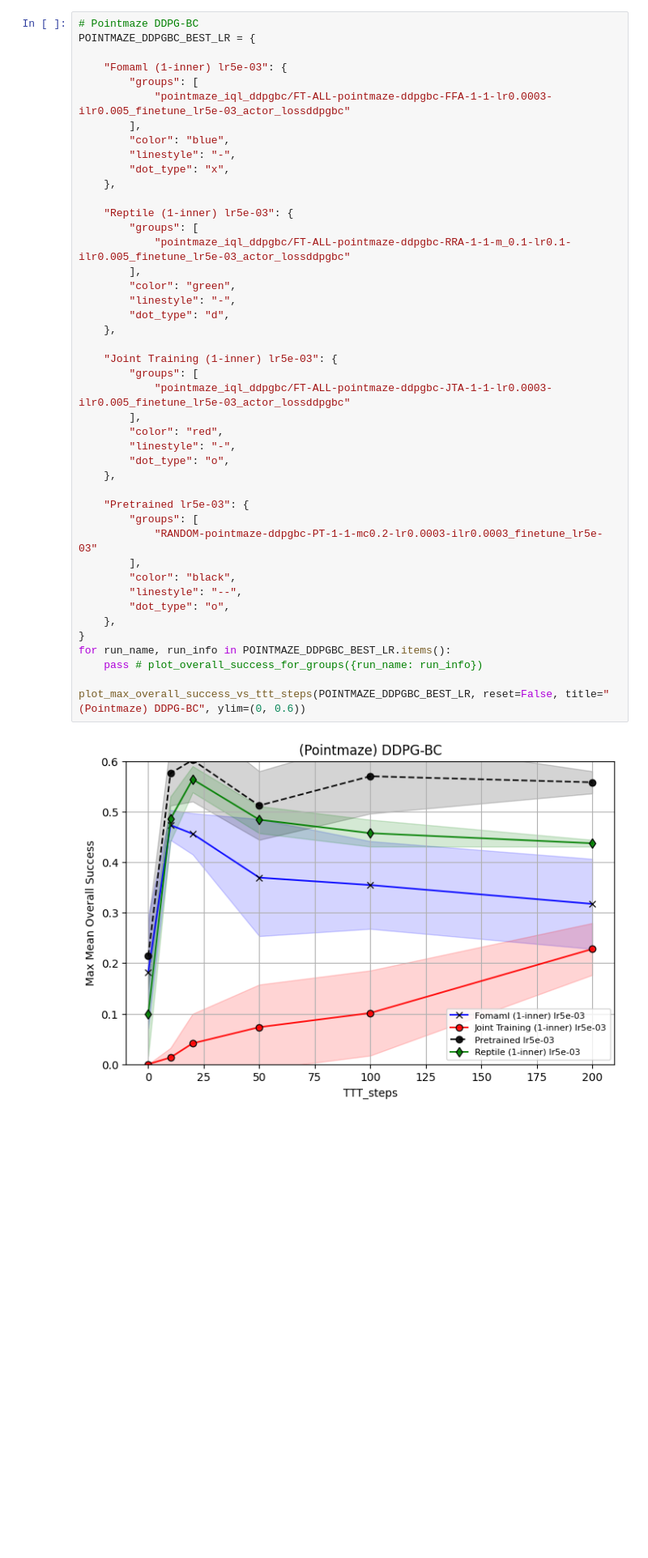
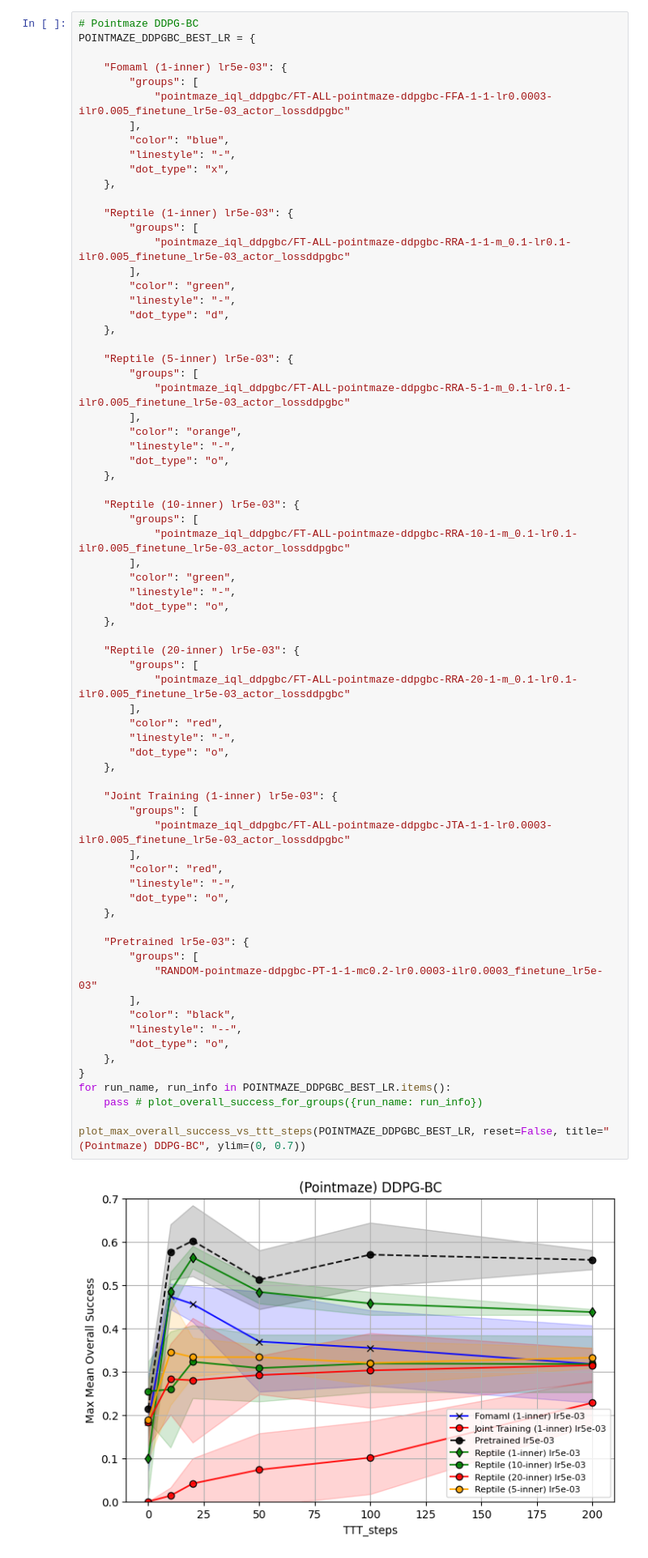
Before and after one commit to antoniomari/meta-gc-rl, a Jupyter notebook: notebooks/eval_plots.ipynb, the cells around one changed output. Shown at 81% size. Cells and saved outputs as stored; diff of their text form; blank space fills up the shorter version.

```diff
--- a/notebooks/eval_plots.ipynb
+++ b/notebooks/eval_plots.ipynb
@@ -1463,35 +1596,62 @@ POINTMAZE_DDPGBC_BEST_LR = {
         "groups": [
             "pointmaze_iql_ddpgbc/FT-ALL-pointmaze-ddpgbc-RRA-1-1-m_0.1-lr0.1-ilr0.005_finetune_lr5e-03_actor_lossddpgbc"
         ],
         "color": "green",
         "linestyle": "-",
         "dot_type": "d",
+    },
+
+    "Reptile (5-inner) lr5e-03": {
+        "groups": [
+            "pointmaze_iql_ddpgbc/FT-ALL-pointmaze-ddpgbc-RRA-5-1-m_0.1-lr0.1-ilr0.005_finetune_lr5e-03_actor_lossddpgbc"
+        ],
+        "color": "orange",
+        "linestyle": "-",
+        "dot_type": "o",
+    },
+
+    "Reptile (10-inner) lr5e-03": {
+        "groups": [
+            "pointmaze_iql_ddpgbc/FT-ALL-pointmaze-ddpgbc-RRA-10-1-m_0.1-lr0.1-ilr0.005_finetune_lr5e-03_actor_lossddpgbc"
+        ],
+        "color": "green",
+        "linestyle": "-",
+        "dot_type": "o",
+    },
+
+    "Reptile (20-inner) lr5e-03": {
+        "groups": [
+            "pointmaze_iql_ddpgbc/FT-ALL-pointmaze-ddpgbc-RRA-20-1-m_0.1-lr0.1-ilr0.005_finetune_lr5e-03_actor_lossddpgbc"
+        ],
+        "color": "red",
+        "linestyle": "-",
+        "dot_type": "o",
     },
 
     "Joint Training (1-inner) lr5e-03": {
         "groups": [
             "pointmaze_iql_ddpgbc/FT-ALL-pointmaze-ddpgbc-JTA-1-1-lr0.0003-ilr0.005_finetune_lr5e-03_actor_lossddpgbc"
         ],
         "color": "red",
         "linestyle": "-",
         "dot_type": "o",
     },
 
     "Pretrained lr5e-03": {
         "groups": [
             "RANDOM-pointmaze-ddpgbc-PT-1-1-mc0.2-lr0.0003-ilr0.0003_finetune_lr5e-03"
         ],
         "color": "black",
         "linestyle": "--",
         "dot_type": "o",
     },
 }
 for run_name, run_info in POINTMAZE_DDPGBC_BEST_LR.items():
     pass # plot_overall_success_for_groups({run_name: run_info})
 
-plot_max_overall_success_vs_ttt_steps(POINTMAZE_DDPGBC_BEST_LR, reset=False, title="(Pointmaze) DDPG-BC", ylim=(0, 0.6))
+plot_max_overall_success_vs_ttt_steps(POINTMAZE_DDPGBC_BEST_LR, reset=False, title="(Pointmaze) DDPG-BC", ylim=(0, 0.7))
 # %% [output]
-[figure, old version]
+[figure, new version]
 <Axes: title={'center': '(Pointmaze) DDPG-BC'}, xlabel='TTT_steps', ylabel='Max Mean Overall Success'>
 # %%
 # Pointmaze DDPG-BC
```
Also changed, not shown: parts of 2 cells of this notebook, 9 other files.
